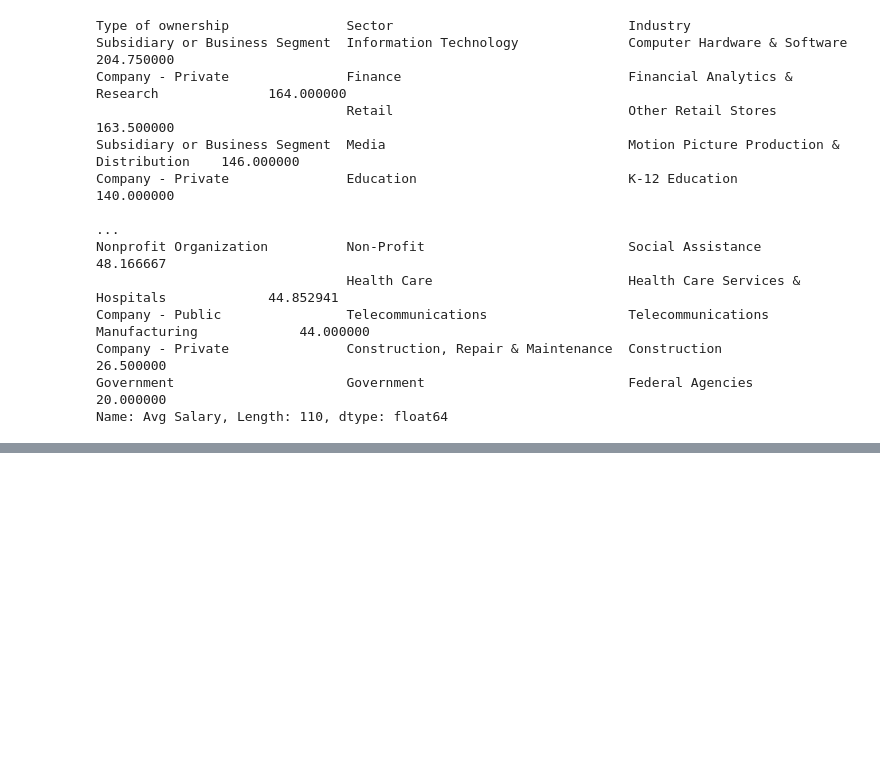
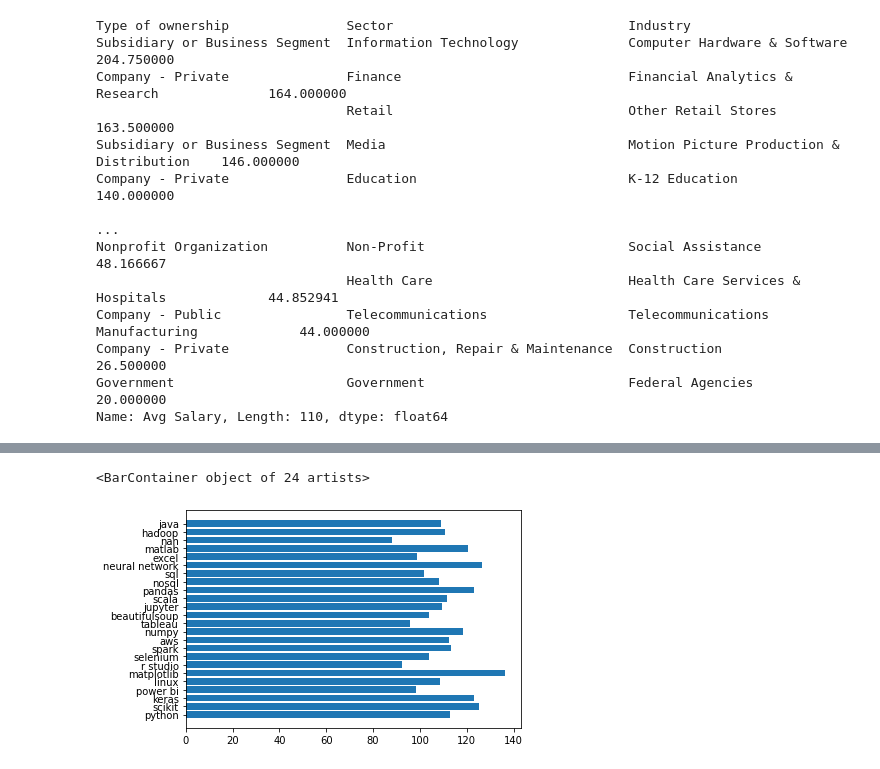
Before and after one commit to J-Sanyam/ds_salary_proj, a Jupyter notebook: job_eda.ipynb, the cells around one changed output, grey strips where cells are left out. Cells and saved outputs as stored; diff of their text form; code cells hidden in the pictures; blank space fills up the shorter version.

```diff
--- a/job_eda.ipynb
+++ b/job_eda.ipynb
@@ -180,0 +196,14 @@ Name: Avg Salary, Length: 110, dtype: float64
+# %%
+def tools_split(tools):
+    tools = str(tools)
+    tool_list = tools.split(',')
+    return tool_list
+
+df['Tools'] = df['Tools'].apply(tools_split)
+df['Skills'] = df['Skills'].apply(tools_split)
+# %%
+Skills_list = list(set(df["Skills"].explode()))
+Tools_list = list(set(df["Tools"].explode()))
+# %%
+df[Skills_list] = 0
+df[Tools_list] = 0
@@ -180,0 +233,4 @@ Name: Avg Salary, Length: 110, dtype: float64
+# %%
+avg_salary_tools = list()
+for tool in Tools_list:
+    avg_salary_tools.append(df[df[tool] == 1]['Avg Salary'].mean())
@@ -180,0 +257,5 @@ Name: Avg Salary, Length: 110, dtype: float64
+# %%
+plt.barh(Tools_list, avg_salary_tools)
+# %% [output]
+<BarContainer object of 24 artists>
+[figure, added]
```
Also changed, not shown: parts of 5 cells of this notebook.
